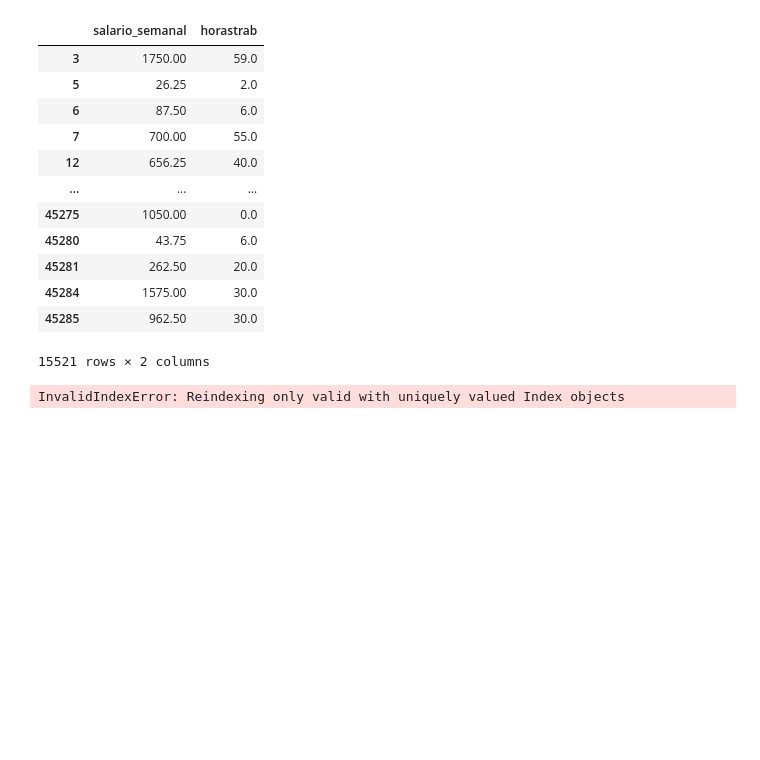
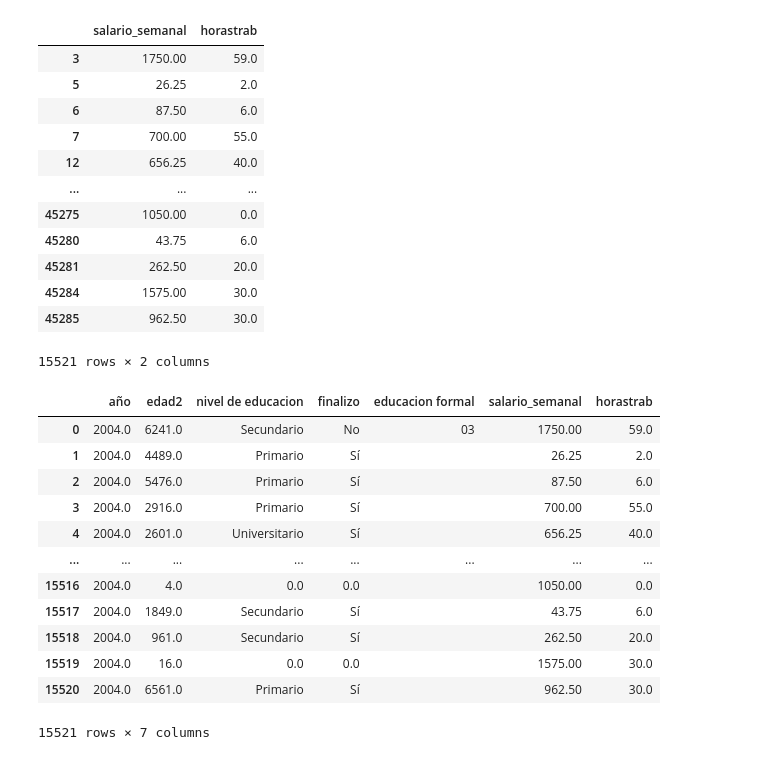
Before and after one commit to jtomasello247/Big_Data_TP3_Grupo13, a Jupyter notebook: TP3.ipynb, the cells around one changed output. Cells and saved outputs as stored; diff of their text form; code cells hidden in the pictures; blank space fills up the shorter version.

Commit message:
matriz

```diff
--- a/TP3.ipynb
+++ b/TP3.ipynb
@@ -852,6 +852,19 @@ df_horassalario
 | 45285 | 962.50 | 30.0 |
 15521 rows × 2 columns
 # %%
-matriz=pd.concat([df_edad2educ, df_horassalario], axis=1).dropna()
+df_unido = pd.concat([df_edad2educ.reset_index(drop=True), df_horassalario.reset_index(drop=True)], axis=1).dropna()
+df_unido
 # %% [output]
+|  | año | edad2 | nivel de educacion | finalizo | educacion formal | salario_semanal | horastrab |
+| 0 | 2004.0 | 6241.0 | Secundario | No | 03 | 1750.00 | 59.0 |
+| 1 | 2004.0 | 4489.0 | Primario | Sí |  | 26.25 | 2.0 |
+| 2 | 2004.0 | 5476.0 | Primario | Sí |  | 87.50 | 6.0 |
+| 3 | 2004.0 | 2916.0 | Primario | Sí |  | 700.00 | 55.0 |
+| 4 | 2004.0 | 2601.0 | Universitario | Sí |  | 656.25 | 40.0 |
+| ... | ... | ... | ... | ... | ... | ... | ... |
+| 15516 | 2004.0 | 4.0 | 0.0 | 0.0 |  | 1050.00 | 0.0 |
+| 15517 | 2004.0 | 1849.0 | Secundario | Sí |  | 43.75 | 6.0 |
+| 15518 | 2004.0 | 961.0 | Secundario | Sí |  | 262.50 | 20.0 |
+| 15519 | 2004.0 | 16.0 | 0.0 | 0.0 |  | 1575.00 | 30.0 |
+| 15520 | 2004.0 | 6561.0 | Primario | Sí |  | 962.50 | 30.0 |
-InvalidIndexError: Reindexing only valid with uniquely valued Index objects
+15521 rows × 7 columns
```
Also changed, not shown: parts of 2 cells of this notebook.
